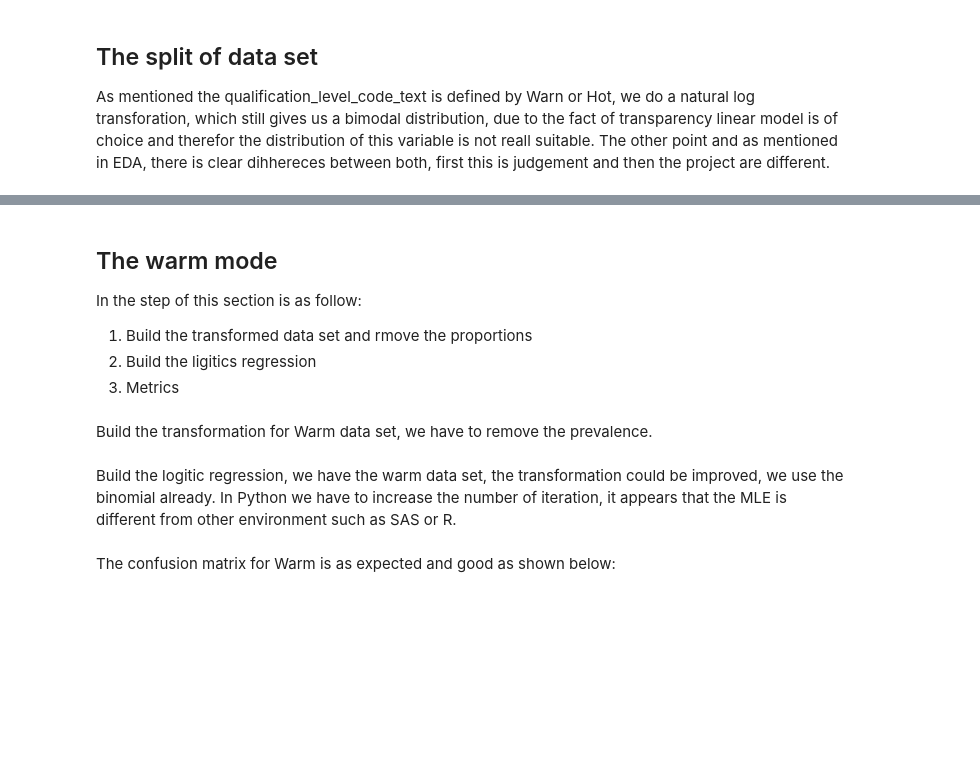
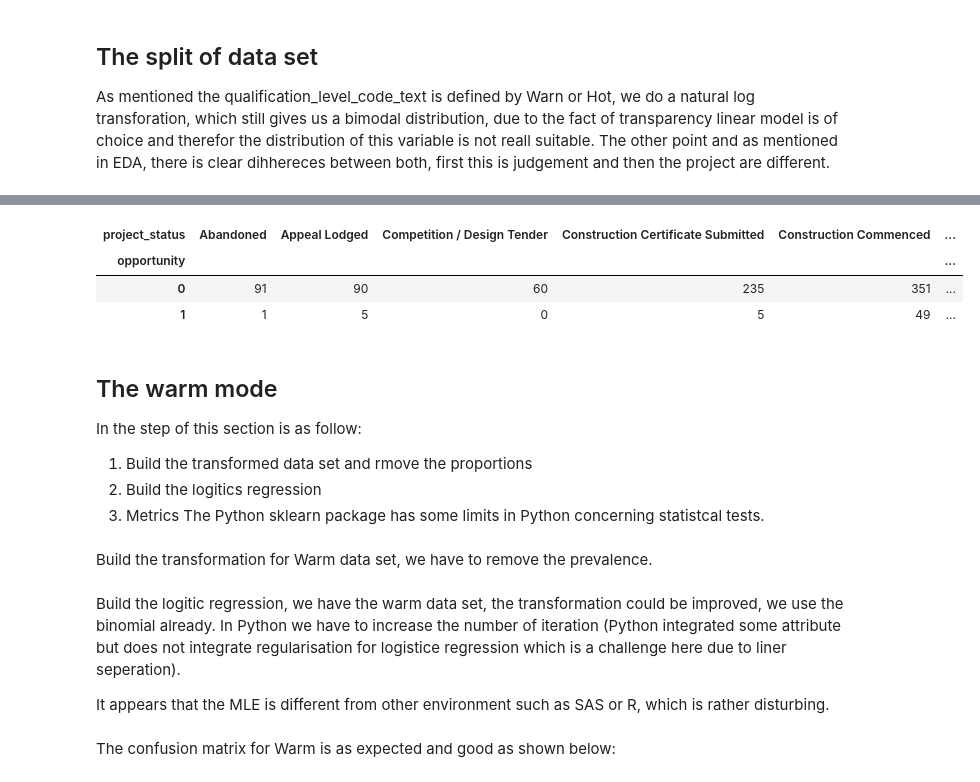
Before and after one commit to Lesaffrea/Dulux_paint, a Jupyter notebook: code/models.ipynb, the cells around one changed output, grey strips where cells are left out. Drawn from its saved outputs; the diff is of its cells as text; code cells hidden in the pictures; blank space fills up the shorter version.

Commit message:
Second analysis in Python with mixed effect and xgboost

```diff
--- a/code/models.ipynb
+++ b/code/models.ipynb
@@ -120,9 +132,18 @@ hot_data   = hot_data.iloc[:,col_pos]
+# %%
+pd.crosstab( all_data['opportunity'],
+             all_data['project_status'])
+# %% [output]
+| project_status | Abandoned | Appeal Lodged | Competition / Design Tender | Construction Certificate Submitted | Construction Commenced | ... |
+| opportunity |  |  |  |  |  | ... |
+| 0 | 91 | 90 | 60 | 235 | 351 | ... |
+| 1 | 1 | 5 | 0 | 5 | 49 | ... |
 # %% [markdown]
 ## The warm mode
 In the step of this section is as follow:
 1. Build the transformed data set and rmove the proportions
-2. Build the ligitics regression
+2. Build the logitics regression
 3. Metrics
+The Python sklearn package has some limits in Python concerning statistcal tests.
 # %%
 # In python we have to extract the response
 opportunity      = np.asarray(warm_data['opportunity'])
@@ -137,7 +158,9 @@ model_vars = np.asarray(plan.score_frame_["variable"][plan.score_frame_["recomme
 warm_trans =warm_trans.drop(['account_state_prevalence_code','life_cycle_status_code_text_prevalence_code','projectstage_prevalence_code','type_prevalence_code' ], axis=1)
 # %% [markdown]
 Build the logitic regression, we have the warm data set, the transformation could be improved, we use the binomial already.
-In Python we have to increase the number of iteration, it appears that the MLE is different from other environment such as SAS or R.
+In Python we have to increase the number of iteration (Python integrated some attribute but does not integrate regularisation for logistice regression which is a challenge here due to liner seperation).
+
+It appears that the MLE is different from other environment such as SAS or R, which is rather disturbing.
 # %%
 warm_model=LogisticRegression(max_iter= 200)
 warm_model.fit( warm_trans   ,opportunity )
```
Also changed, not shown: parts of 3 cells of this notebook, 1 other file.
